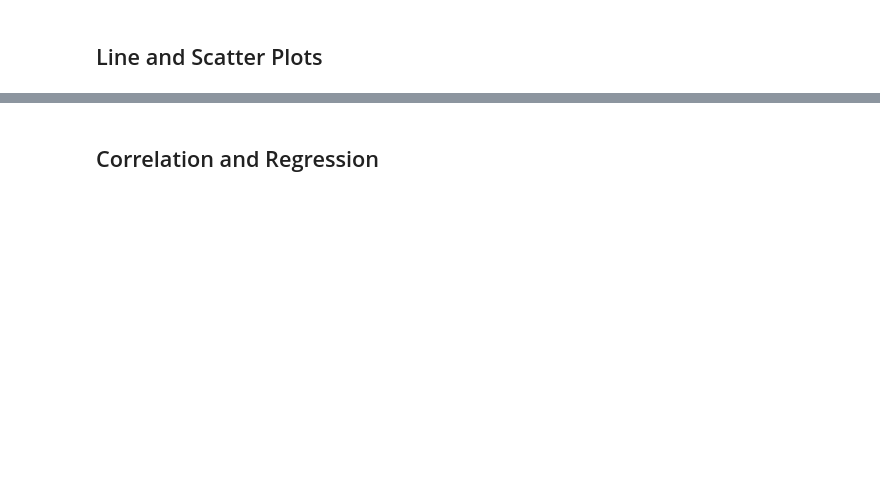
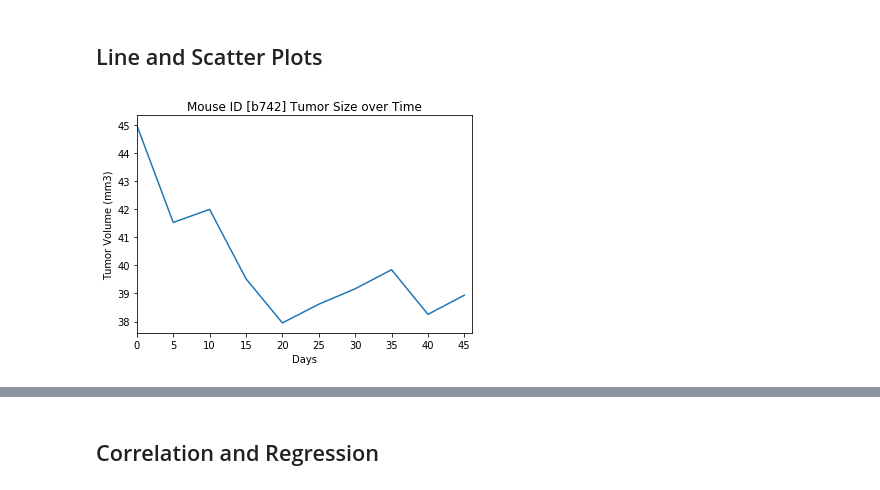
Before and after one commit to quickbarn/Matplotlib-challenge, a Jupyter notebook: Pymaceuticals/pymaceuticals_starter.ipynb, the cells around one changed output, grey strips where cells are left out. Saved outputs shown, nothing was run; the diff lists cells and outputs as text; code cells hidden in the pictures; blank space fills up the shorter version.

```diff
--- a/Pymaceuticals/pymaceuticals_starter.ipynb
+++ b/Pymaceuticals/pymaceuticals_starter.ipynb
@@ -251,0 +332,15 @@ plt.show()
+# %%
+# Generate a line plot of time point versus tumor volume for a mouse treated with Capomulin
+capomulin_mice = unique_merge_df[(unique_merge_df["Drug Regimen"] == "Capomulin")]
+b742 = capomulin_mice[(capomulin_mice["Mouse ID"]=="b742")]
+x_axis_b = b742["Timepoint"]
+y_axis_b = b742["Tumor Volume (mm3)"]
+plt.plot(x_axis_b, y_axis_b)
+plt.title("Mouse ID [b742] Tumor Size over Time")
+plt.ylabel("Tumor Volume (mm3)")
+plt.xlabel("Days")
+plt.xticks(np.arange(min(x_axis_b), max(x_axis_b)+1, 5.0))
+plt.xlim(0, 46)
+plt.show()
+# %% [output]
+[figure, added]
```
Also changed, not shown: parts of 8 cells of this notebook.
